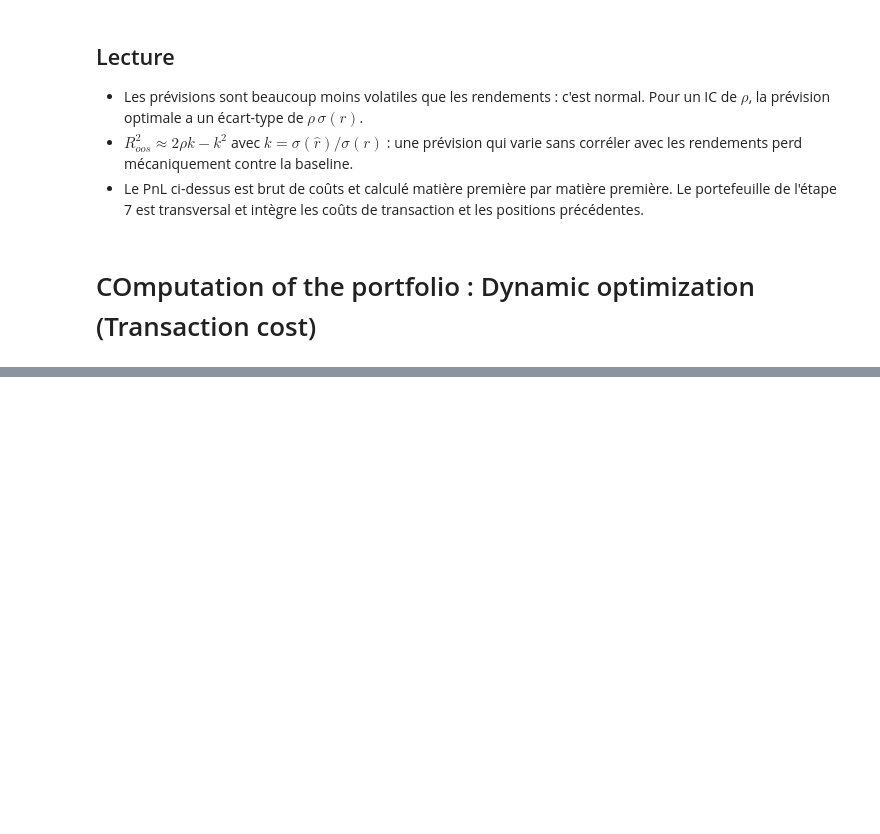
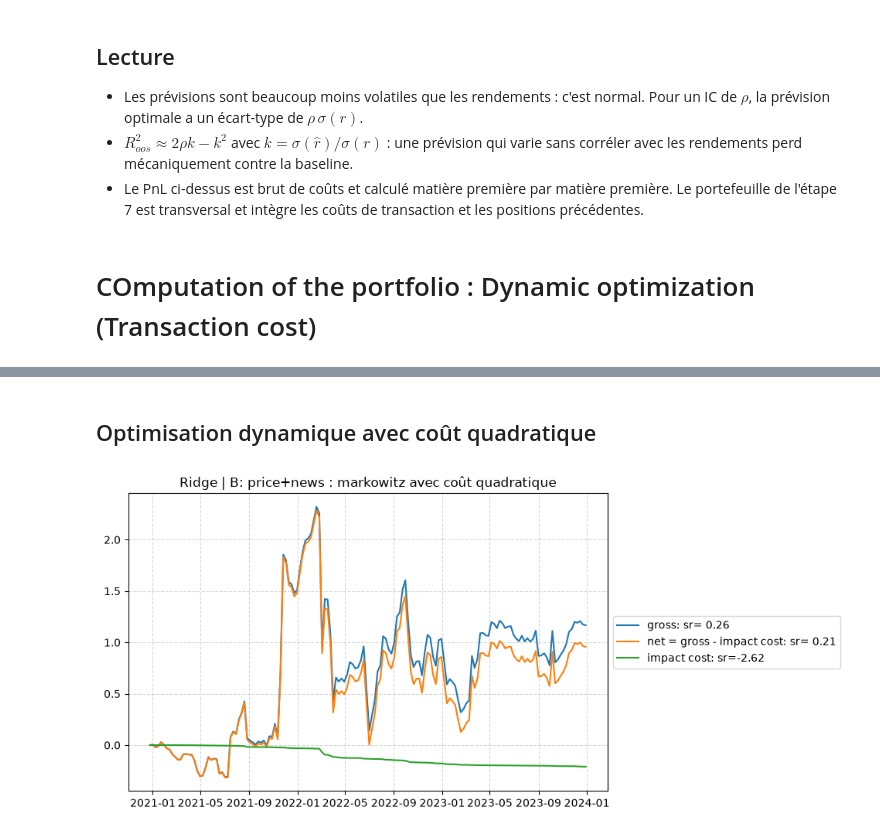
Before and after one commit to Martial071/ML_portfolio_and_trading, a Jupyter notebook: models/02_models_par_commodity.ipynb, the cells around one changed output, grey strips where cells are left out. Saved outputs shown, nothing was run; the diff lists cells and outputs as text; code cells hidden in the pictures; blank space fills up the shorter version.

```diff
--- a/models/02_models_par_commodity.ipynb
+++ b/models/02_models_par_commodity.ipynb
@@ -638,0 +836,14 @@ plt.show()
+# %% [markdown]
+## Optimisation dynamique avec coût quadratique
+# %%
+m = BacktesterWithCost(
+    MeanVarianceWithCost(),
+    vol_liquidity_factor,
+    return_pnl_component=True,
+    **BT_KW,
+).train(ALPHA_FULL[KEY], TARGET_FULL, RET_REAL)
+
+line(m.pnl_, cumsum=True,
+     title=f"{KEY[0]} | {KEY[1]} : markowitz avec coût quadratique")
+# %% [output]
+[figure, added]
```
Also changed, not shown: parts of 28 cells of this notebook, 8 other files.
